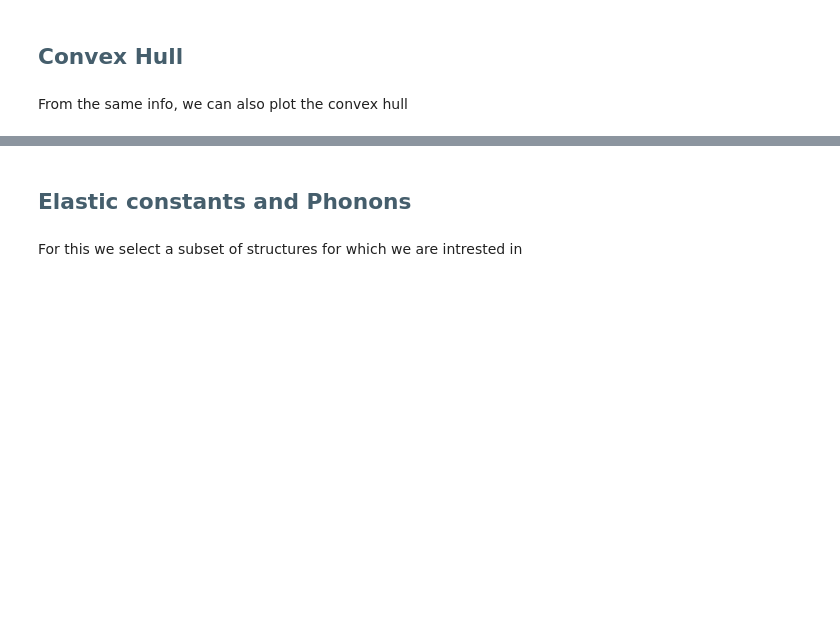
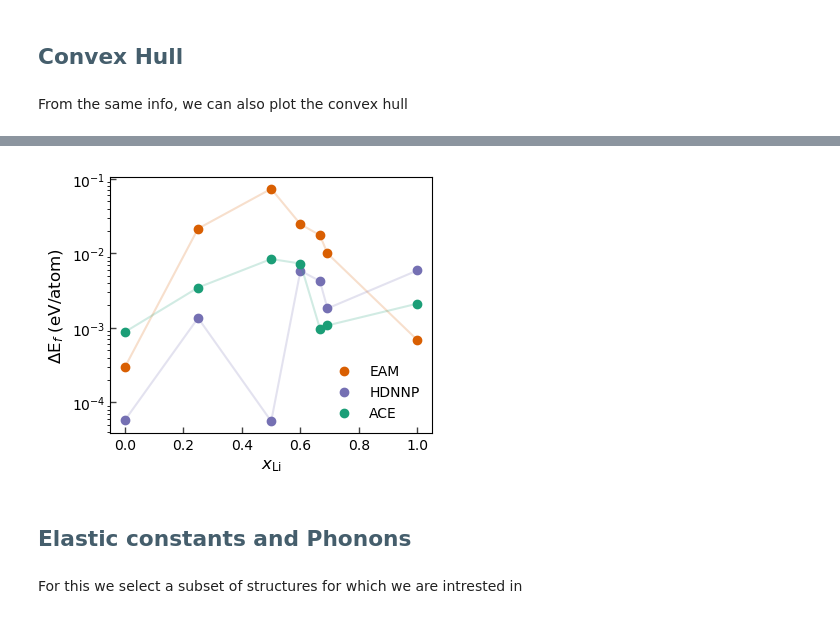
Before and after one commit to pyiron/potential_publication, a Jupyter notebook: 03_validation/01_validation.ipynb, the cells around one changed output, grey strips where cells are left out. Saved outputs shown, nothing was run; the diff lists cells and outputs as text; code cells hidden in the pictures; blank space fills up the shorter version.

```diff
--- a/03_validation/01_validation.ipynb
+++ b/03_validation/01_validation.ipynb
@@ -352,3 +368,25 @@ plt.savefig("img_convex_hull.png", dpi=300, bbox_inches='tight')
+# %%
+mlt = Multiplot(width=300, ratio=0.8, )#wspace=0.3)
+
+x_arr = [c0, c1,c2,c3,c4,c5,c6]
+y_eam = np.abs([s0_eam-s0_dft, s1_eam-s1_dft, s2_eam-s2_dft, s3_eam-s3_dft, s4_eam-s4_dft, s5_eam-s5_dft, s6_eam-s6_dft])
+y_hdn = np.abs([s0_hdn-s0_dft, s1_hdn-s1_dft, s2_hdn-s2_dft, s3_hdn-s3_dft, s4_hdn-s4_dft, s5_hdn-s5_dft, s6_hdn-s6_dft])
+y_ace = np.abs([s0_ace-s0_dft, s1_ace-s1_dft, s2_ace-s2_dft, s3_ace-s3_dft, s4_ace-s4_dft, s5_ace-s5_dft, s6_ace-s6_dft])
+
+mlt[0,0].plot(x_arr, y_eam, 'o', color=colors['r'], label='EAM')
+mlt[0,0].plot(x_arr, y_eam, '-', color=colors['r'], alpha=0.2)
+mlt[0,0].plot(x_arr, y_hdn, 'o', color=colors['b'], label='HDNNP')
+mlt[0,0].plot(x_arr, y_hdn, '-', color=colors['b'], alpha=0.2)
+mlt[0,0].plot(x_arr, y_ace, 'o', color=colors['g'], label='ACE')
+mlt[0,0].plot(x_arr, y_ace, '-', color=colors['g'], alpha=0.2)
+
+mlt[0,0].set_yscale('log')
+mlt[0,0].legend(frameon=False)
+mlt[0,0].set_xlabel(r"$x_\mathrm{Li}$",fontsize="12")
+mlt[0,0].set_ylabel(r"$\Delta$E$_f$ (eV/atom)",fontsize="12")
+plt.savefig("img_convex_hull_error.png", dpi=300, bbox_inches='tight')
+# %% [output]
+[figure, added]
 # %% [markdown]
 ## <font style="font-family:roboto;color:#455e6c"> Elastic constants and Phonons </font>
 # %% [markdown]
```
Also changed, not shown: parts of 7 cells of this notebook, 1 other file.
